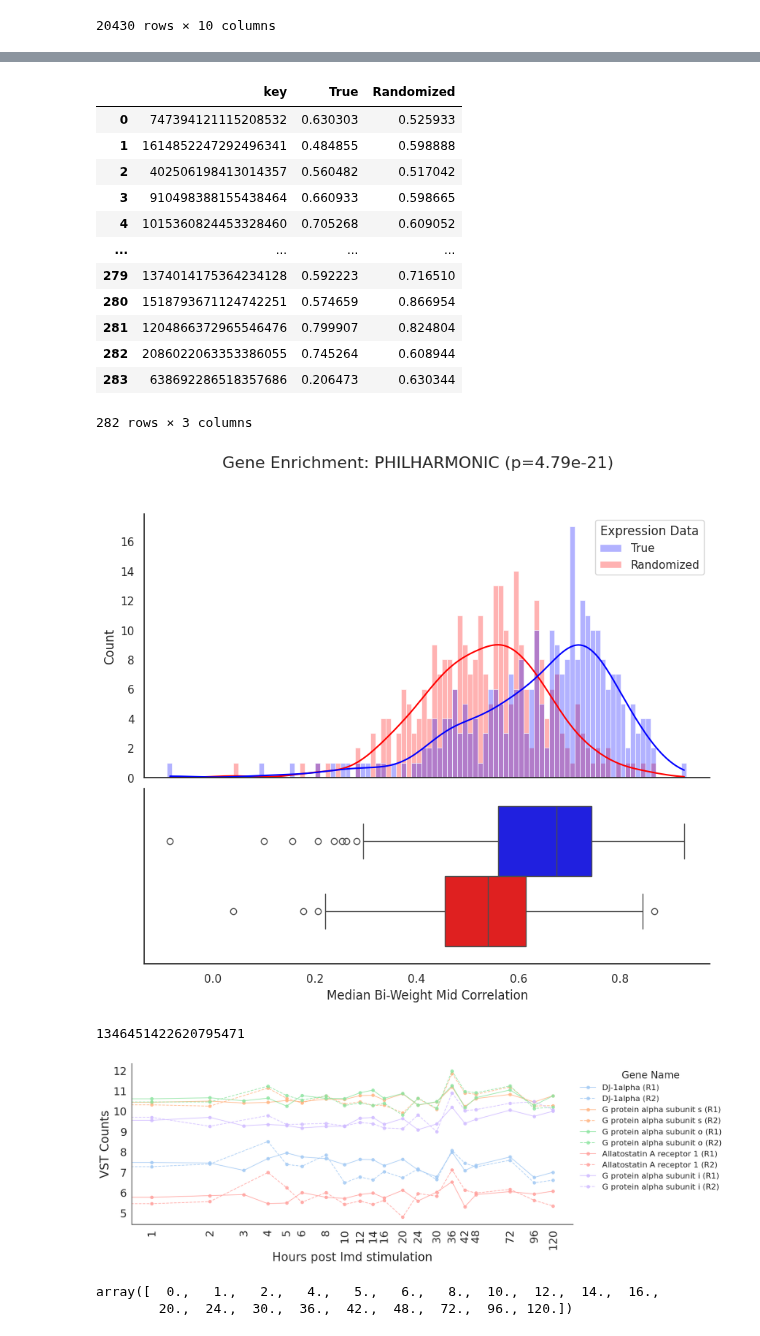
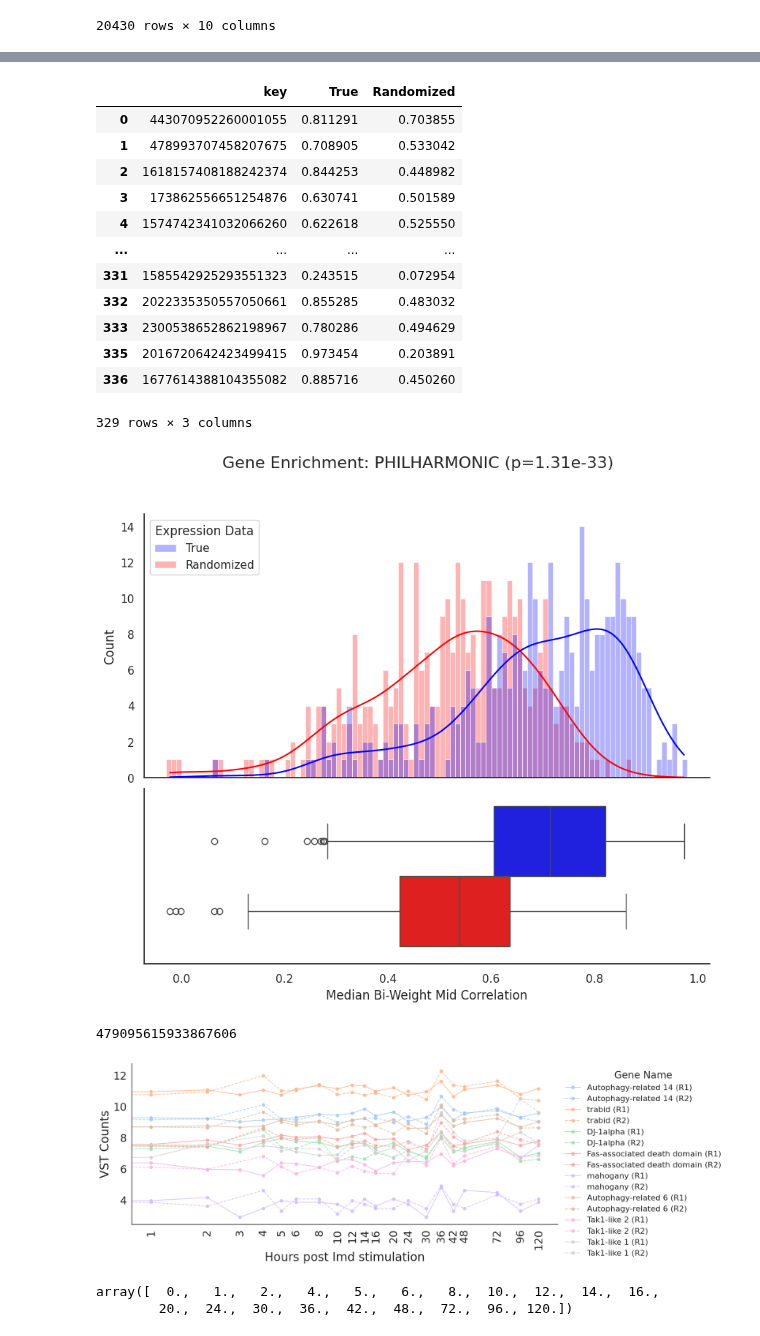
Before and after one commit to samsledje/philharmonic, a Jupyter notebook: nb/04.2_fly_gene_expression_analysis.ipynb, the cells around one changed output, grey strips where cells are left out. Saved outputs shown, nothing was run; the diff lists cells and outputs as text; code cells hidden in the pictures.

```diff
--- a/nb/04.2_fly_gene_expression_analysis.ipynb
+++ b/nb/04.2_fly_gene_expression_analysis.ipynb
@@ -106,11 +106,17 @@ def resample_correlation_matrix(correlation_df, random_seed=42):
     return new_df
 # %%
 # Initial files
-cluster_file_path = "/mnt/home/ssledzieski/Projects/philharmonic-experiments/results/d_melanogaster/20240913-dmelaAll-phil_v0.2.0/20240912-dmelaAll-phil_v0.2.0_clusters.functional.json"
-network_file_path = "/mnt/home/ssledzieski/Projects/philharmonic-experiments/results/d_melanogaster/20240913-dmelaAll-phil_v0.2.0/20240912-dmelaAll-phil_v0.2.0_network.positive.tsv"
-go_map_path = "/mnt/home/ssledzieski/Projects/philharmonic-experiments/results/d_melanogaster/20240913-dmelaAll-phil_v0.2.0/20240912-dmelaAll-phil_v0.2.0_GO_map.csv"
+# cluster_file_path = "/mnt/home/ssledzieski/Projects/philharmonic-experiments/results/d_melanogaster/20240913-dmelaAll-phil_v0.2.0/20240912-dmelaAll-phil_v0.2.0_clusters.functional.json"
+# network_file_path = "/mnt/home/ssledzieski/Projects/philharmonic-experiments/results/d_melanogaster/20240913-dmelaAll-phil_v0.2.0/20240912-dmelaAll-phil_v0.2.0_network.positive.tsv"
+# go_map_path = "/mnt/home/ssledzieski/Projects/philharmonic-experiments/results/d_melanogaster/20240913-dmelaAll-phil_v0.2.0/20240912-dmelaAll-phil_v0.2.0_GO_map.csv"
 
-GO_DB = "/mnt/home/ssledzieski/Projects/philharmonic-experiments/results/p_damicornis/20240917-pdamAll-phil_v0.3.0/go.obo"
+# GO_DB = "/mnt/home/ssledzieski/Projects/philharmonic-experiments/results/p_damicornis/20240917-pdamAll-phil_v0.3.0/go.obo"
+
+cluster_file_path = "/mnt/home/ssledzieski/Projects/philharmonic-experiments/results/d_melanogaster/20250102-dmela-STRING-phil_0.8.2/string_net_clusters.json"
+network_file_path = "/mnt/home/ssledzieski/Projects/philharmonic-experiments/results/d_melanogaster/20250102-dmela-STRING-phil_0.8.2/string_net_physical_clean.tsv"
+go_map_path = "/mnt/home/ssledzieski/Projects/philharmonic-experiments/results/d_melanogaster/20250102-dmela-STRING-phil_0.8.2/string_net_GO_map.csv"
+
+GO_DB = "/mnt/home/ssledzieski/Projects/philharmonic-experiments/results/d_melanogaster/20250102-dmela-STRING-phil_0.8.2/go.obo"
 
 # Gene Expression Data
 data_root = Path(
@@ -125,7 +131,7 @@ name_map_path = data_root / "fbgn_fbtr_fbpp_expanded_fb_2025_02.tsv.gz"
 
 # Output paths
 IMG_DIR = Path(
-    "/mnt/home/ssledzieski/Projects/philharmonic-experiments/img/dmel_immune"
+    "/mnt/home/ssledzieski/Projects/philharmonic-experiments/img/dmel_STRING_immune"
 )
 os.makedirs(IMG_DIR, exist_ok=True)
 # %% [markdown]
@@ -235,18 +241,18 @@ cluster_corr_df = pd.DataFrame(
 cluster_corr_df
 # %% [output]
 |  | key | True | Randomized |
-| 0 | 747394121115208532 | 0.630303 | 0.525933 |
-| 1 | 1614852247292496341 | 0.484855 | 0.598888 |
-| 2 | 402506198413014357 | 0.560482 | 0.517042 |
-| 3 | 910498388155438464 | 0.660933 | 0.598665 |
-| 4 | 1015360824453328460 | 0.705268 | 0.609052 |
+| 0 | 443070952260001055 | 0.811291 | 0.703855 |
+| 1 | 478993707458207675 | 0.708905 | 0.533042 |
+| 2 | 1618157408188242374 | 0.844253 | 0.448982 |
+| 3 | 173862556651254876 | 0.630741 | 0.501589 |
+| 4 | 1574742341032066260 | 0.622618 | 0.525550 |
 | ... | ... | ... | ... |
-| 279 | 1374014175364234128 | 0.592223 | 0.716510 |
-| 280 | 1518793671124742251 | 0.574659 | 0.866954 |
-| 281 | 1204866372965546476 | 0.799907 | 0.824804 |
-| 282 | 2086022063353386055 | 0.745264 | 0.608944 |
-| 283 | 638692286518357686 | 0.206473 | 0.630344 |
+| 331 | 1585542925293551323 | 0.243515 | 0.072954 |
+| 332 | 2022335350557050661 | 0.855285 | 0.483032 |
+| 333 | 2300538652862198967 | 0.780286 | 0.494629 |
+| 335 | 2016720642423499415 | 0.973454 | 0.203891 |
+| 336 | 1677614388104355082 | 0.885716 | 0.450260 |
-282 rows × 3 columns
+329 rows × 3 columns
 # %%
 sns.set_palette("colorblind")
 sns.set_theme(style="white", palette="pastel", font_scale=1)
@@ -304,11 +310,12 @@ plt.tight_layout()
 plt.savefig(IMG_DIR / "dmela_immune_randomization_comparison.svg")
 plt.show()
 # %% [output]
-[figure, old version]
+[figure, new version]
 # %%
 for i, (ck, clus) in enumerate(cluster_dict.items()):
     # if i == 100:
-    if "7227.FBpp0070550" in clus["members"]:
+    # if "7227.FBpp0070550" in clus["members"]: # allatostain A receptor
+    if "7227.FBpp0086741" in clus["members"]:  # DJ-1alpha
         print(ck)
         gn_names = []
         for j in clus["members"]:
@@ -366,35 +373,35 @@ for _, row in bridge_counts.iterrows():
     )
 
 # use a log x scale, but actually show every tick
 nonzero_hours = [i for i in A_meta["hours"].astype(float) if i > 0]
 ax.set_xscale("log")
 
 # Set ticks at each hour value
 ax.set_xticks(nonzero_hours)
 
 # Format tick labels to show exact values (no decimals for integers)
 tick_labels = [f"{int(h)}" if h.is_integer() else f"{h}" for h in nonzero_hours]
 ax.set_xticklabels(tick_labels, rotation=90)
 
 plt.xticks(fontsize=22)
 plt.yticks(fontsize=22)
 plt.xlabel("Hours post Imd stimulation", fontsize=24)
 plt.ylabel("VST Counts", fontsize=24)
 # move legend outside of plot
 plt.legend(
     loc="upper left",
     bbox_to_anchor=(1, 1),
     fontsize=16,
     title="Gene Name",
     title_fontsize=20,
     frameon=False,
 )
 sns.despine()
 plt.tight_layout()
 plt.savefig(IMG_DIR / "dmela_immune_bridge_time_series.svg")
 # %% [output]
-1346451422620795471
+479095615933867606
-[figure, old version]
+[figure, new version]
 # %%
 B_meta["hours"].astype(float).values  # use a log x scale, but actually show every tick
 # %% [output]
```
Also changed, not shown: parts of 2 cells of this notebook, 8 other files.
